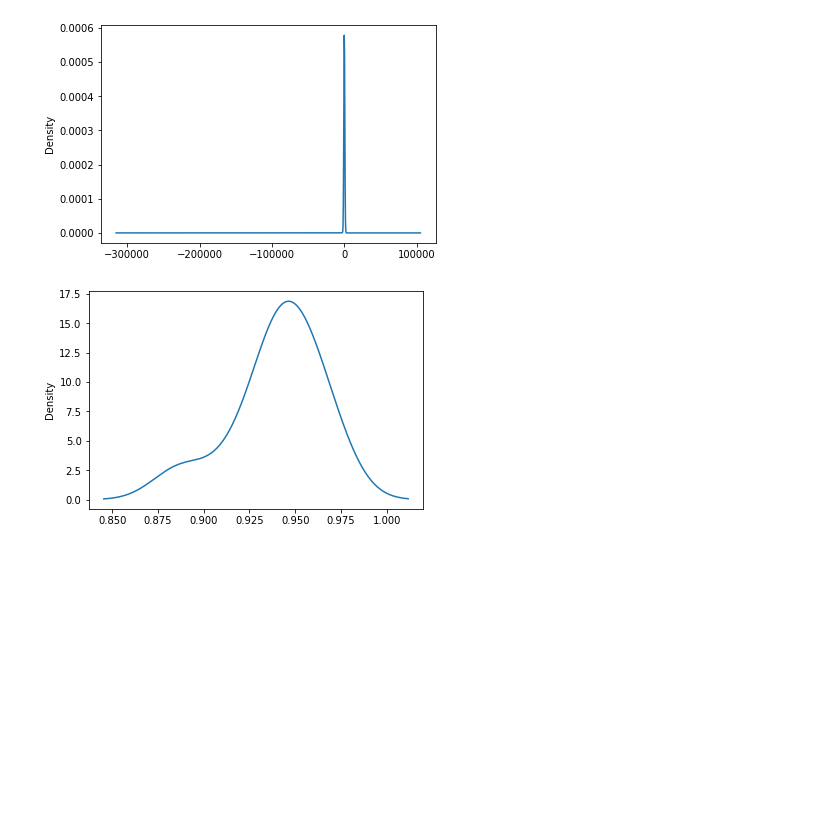
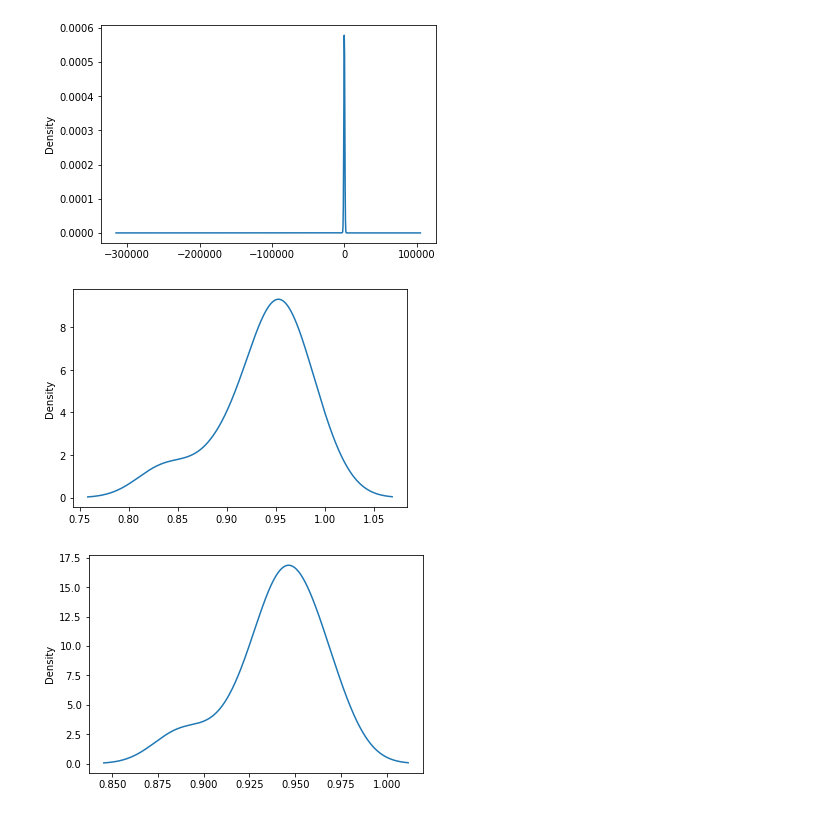
Before and after one commit to polinabee/stats-playground, a Jupyter notebook: stats_project.ipynb, the cells around one changed output. Drawn from its saved outputs; the diff is of its cells as text; code cells hidden in the pictures; blank space fills up the shorter version.

Commit message:
adding regular k fold

```diff
--- a/stats_project.ipynb
+++ b/stats_project.ipynb
@@ -85,4 +85,15 @@ lpo_scores = get_score_list(lpo)
 ax = pd.Series(lpo_scores).plot.kde()
 # %% [output]
 [figure]
+# %%
+from sklearn.model_selection import KFold, ShuffleSplit, train_test_split
+
+# K-Fold cross-validation split
+kf = KFold(n_splits=10, shuffle=True, random_state=1)
+# Returns the number of splitting iterations in the cross-validator
+kf_scores = get_score_list(kf)
+
+ax = pd.Series(kf_scores).plot.kde()
+# %% [output]
+[figure, added]
 # %%
```
Also changed, not shown: parts of 1 cell of this notebook.
